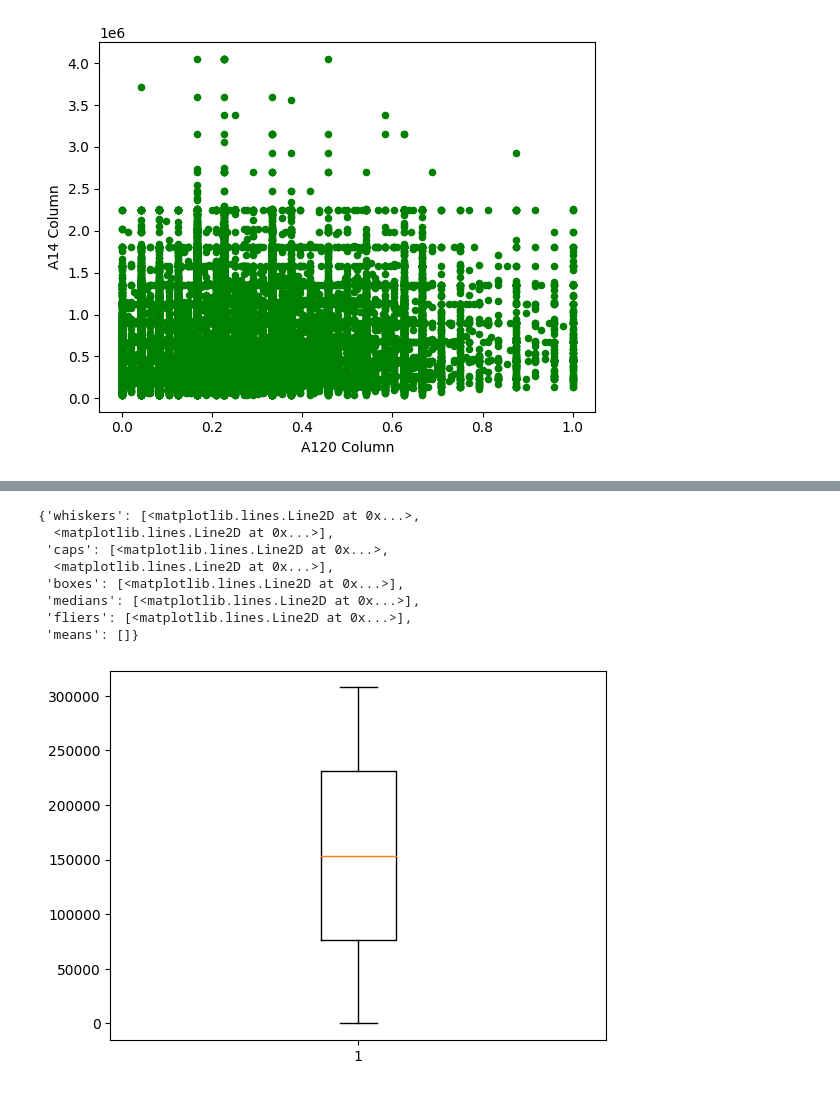
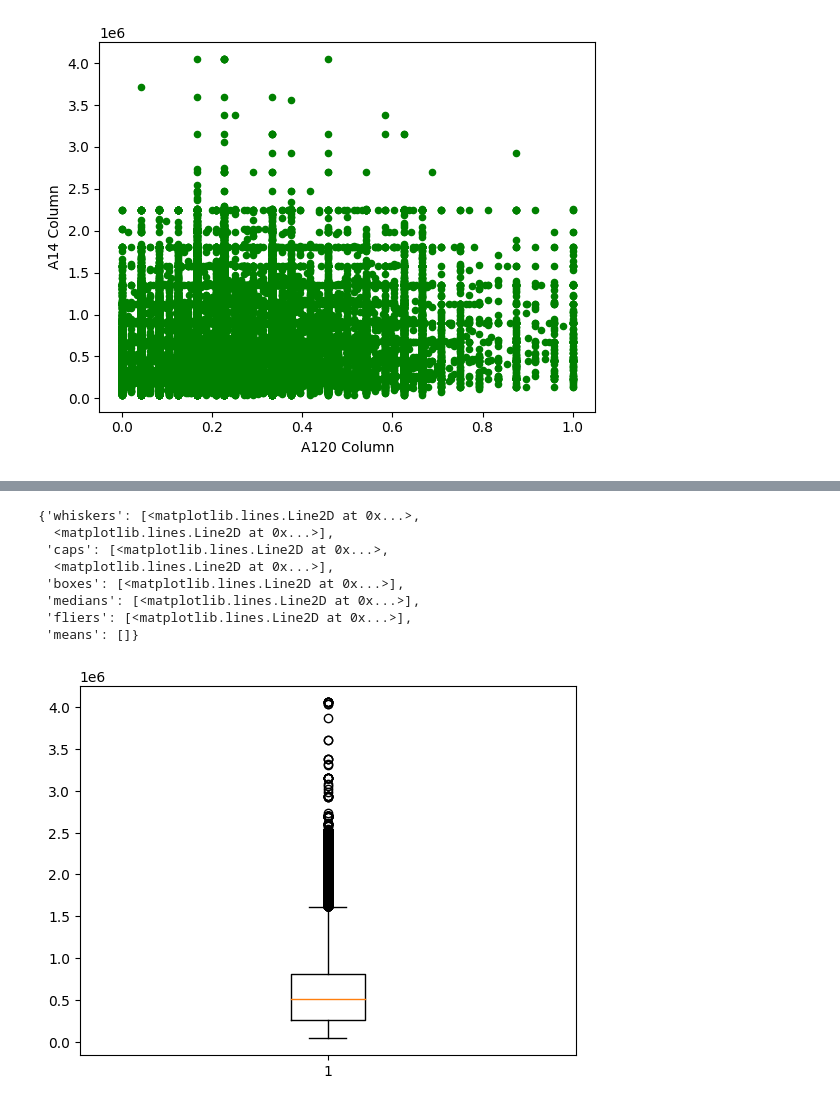
Before and after one commit to Erkammmm/VeriSpor, a Jupyter notebook: Çetkin_Erkam_Progress_Report.ipynb, the cells around one changed output, grey strips where cells are left out. Cells and saved outputs as stored; diff of their text form; code cells hidden in the pictures.

```diff
--- a/Çetkin_Erkam_Progress_Report.ipynb
+++ b/Çetkin_Erkam_Progress_Report.ipynb
@@ -275,15 +324,15 @@ plt.show()
 # %%
 # I used boxplot for A1 column
-plt.boxplot(df["A1"])
+plt.boxplot(df["A67"])
 # %% [output]
 {'whiskers': [<matplotlib.lines.Line2D at 0x...>,
   <matplotlib.lines.Line2D at 0x...>],
  'caps': [<matplotlib.lines.Line2D at 0x...>,
   <matplotlib.lines.Line2D at 0x...>],
  'boxes': [<matplotlib.lines.Line2D at 0x...>],
  'medians': [<matplotlib.lines.Line2D at 0x...>],
  'fliers': [<matplotlib.lines.Line2D at 0x...>],
  'means': []}
-[figure, old version]
+[figure, new version]
 # %%
 # I used line plot to examine the relationship between two columns based on correlation heatmap
```
Also changed, not shown: parts of 11 cells of this notebook.
